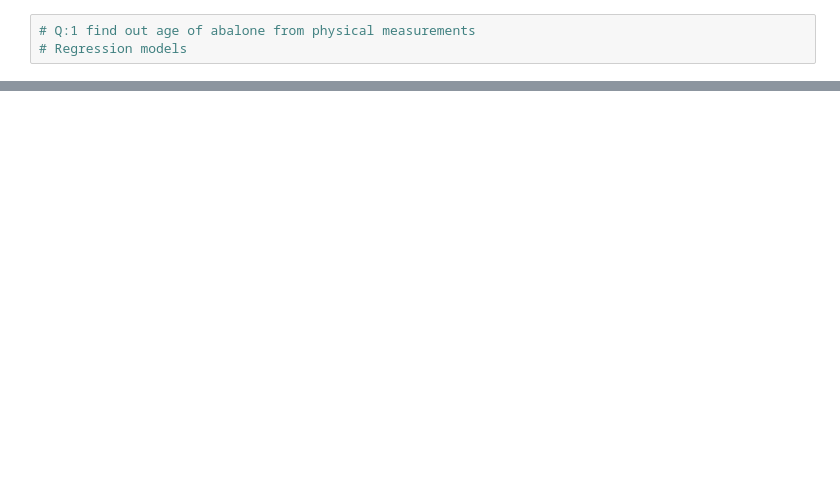
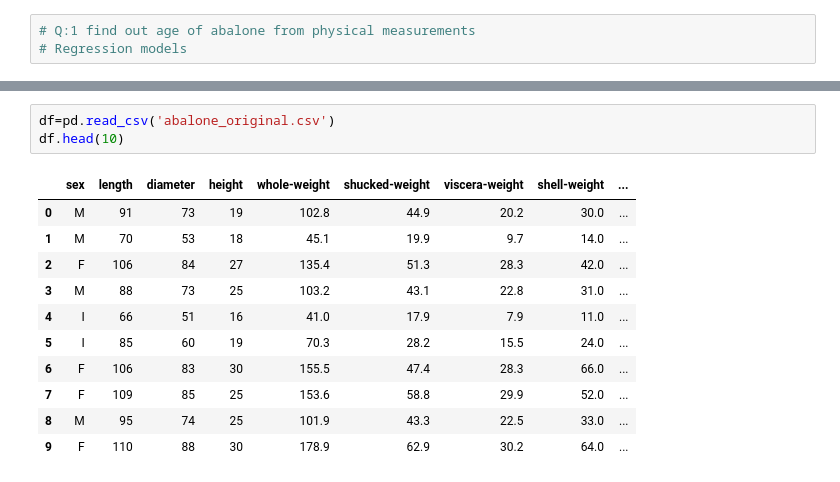
Before and after one commit to Darshini-A/Data-Science-2, a Jupyter notebook: Prac_1_DSII_.ipynb, the cells around one changed output, grey strips where cells are left out. Drawn from its saved outputs; the diff is of its cells as text; blank space fills up the shorter version.

```diff
--- a/Prac_1_DSII_.ipynb
+++ b/Prac_1_DSII_.ipynb
@@ -49,0 +31,15 @@ R-squared (R2) Score: 0.5329844757724522
+# %%
+df=pd.read_csv('abalone_original.csv')
+df.head(10)
+# %% [output]
+|  | sex | length | diameter | height | whole-weight | shucked-weight | viscera-weight | shell-weight | ... |
+| 0 | M | 91 | 73 | 19 | 102.8 | 44.9 | 20.2 | 30.0 | ... |
+| 1 | M | 70 | 53 | 18 | 45.1 | 19.9 | 9.7 | 14.0 | ... |
+| 2 | F | 106 | 84 | 27 | 135.4 | 51.3 | 28.3 | 42.0 | ... |
+| 3 | M | 88 | 73 | 25 | 103.2 | 43.1 | 22.8 | 31.0 | ... |
+| 4 | I | 66 | 51 | 16 | 41.0 | 17.9 | 7.9 | 11.0 | ... |
+| 5 | I | 85 | 60 | 19 | 70.3 | 28.2 | 15.5 | 24.0 | ... |
+| 6 | F | 106 | 83 | 30 | 155.5 | 47.4 | 28.3 | 66.0 | ... |
+| 7 | F | 109 | 85 | 25 | 153.6 | 58.8 | 29.9 | 52.0 | ... |
+| 8 | M | 95 | 74 | 25 | 101.9 | 43.3 | 22.5 | 33.0 | ... |
+| 9 | F | 110 | 88 | 30 | 178.9 | 62.9 | 30.2 | 64.0 | ... |
```
Also changed, not shown: parts of 12 cells of this notebook.
